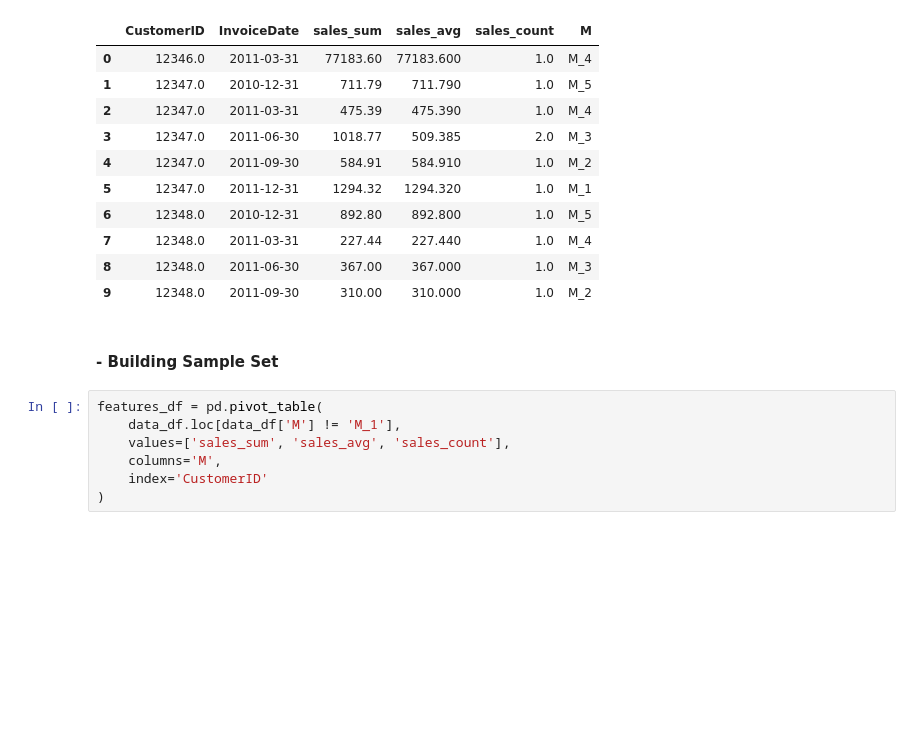
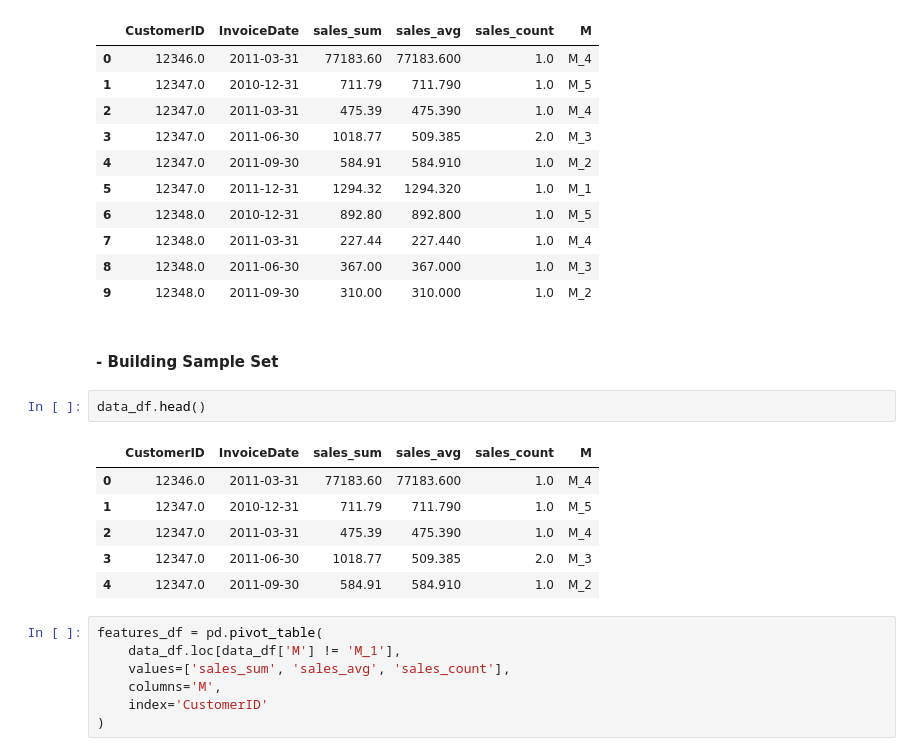
Before and after one commit to devBorbot/Hands-On-Data-Science-for-Marketing, a Jupyter notebook: Chapter09/python/CustomerLifetimeValue.ipynb, the cells around one changed output. Saved outputs shown, nothing was run; the diff lists cells and outputs as text; blank space fills up the shorter version.

```diff
--- a/Chapter09/python/CustomerLifetimeValue.ipynb
+++ b/Chapter09/python/CustomerLifetimeValue.ipynb
@@ -330,6 +350,15 @@ data_df.head(10)
 | 9 | 12348.0 | 2011-09-30 | 310.00 | 310.000 | 1.0 | M_2 |
 # %% [markdown]
 #### - Building Sample Set
+# %%
+data_df.head()
+# %% [output]
+|  | CustomerID | InvoiceDate | sales_sum | sales_avg | sales_count | M |
+| 0 | 12346.0 | 2011-03-31 | 77183.60 | 77183.600 | 1.0 | M_4 |
+| 1 | 12347.0 | 2010-12-31 | 711.79 | 711.790 | 1.0 | M_5 |
+| 2 | 12347.0 | 2011-03-31 | 475.39 | 475.390 | 1.0 | M_4 |
+| 3 | 12347.0 | 2011-06-30 | 1018.77 | 509.385 | 2.0 | M_3 |
+| 4 | 12347.0 | 2011-09-30 | 584.91 | 584.910 | 1.0 | M_2 |
 # %%
 features_df = pd.pivot_table(
     data_df.loc[data_df['M'] != 'M_1'],
```
Also changed, not shown: parts of 2 cells of this notebook.
